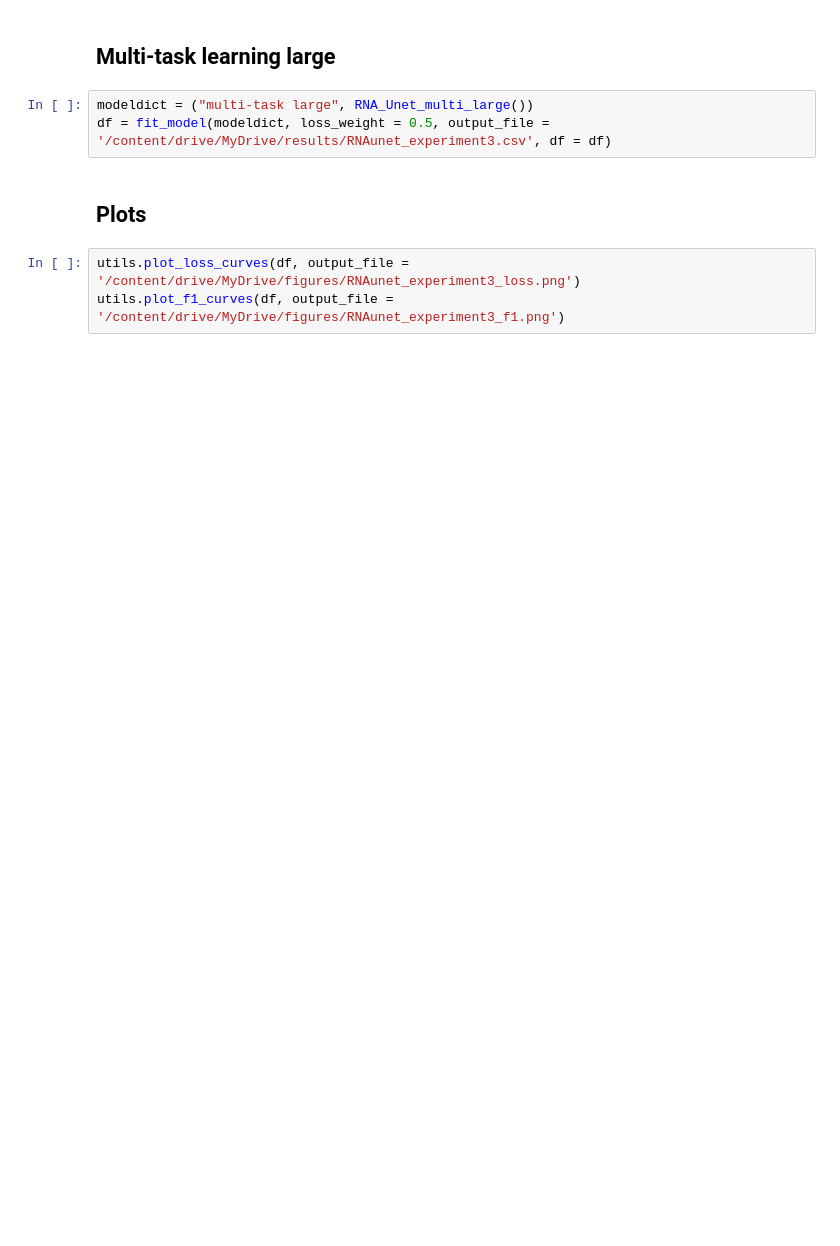
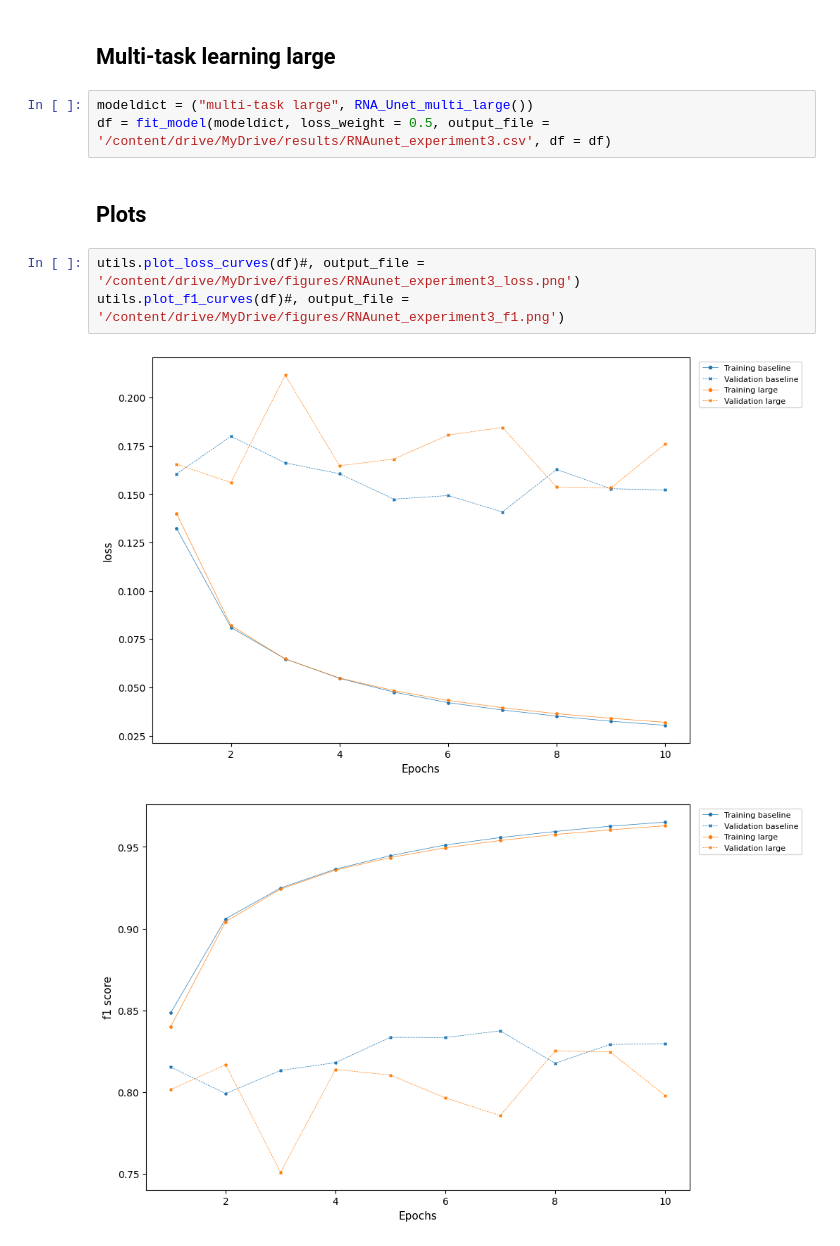
Before and after one commit to MEskerod/StructUnet, a Jupyter notebook: experiments/RNAUnet_experiment3.ipynb, the cells around one changed output. Cells and saved outputs as stored; diff of their text form; blank space fills up the shorter version.

```diff
--- a/experiments/RNAUnet_experiment3.ipynb
+++ b/experiments/RNAUnet_experiment3.ipynb
@@ -659,5 +668,8 @@ df = fit_model(modeldict, loss_weight = 0.5, output_file = '/content/drive/MyDri
 # %% [markdown]
 ## Plots
 # %%
-utils.plot_loss_curves(df, output_file = '/content/drive/MyDrive/figures/RNAunet_experiment3_loss.png')
-utils.plot_f1_curves(df, output_file = '/content/drive/MyDrive/figures/RNAunet_experiment3_f1.png')
+utils.plot_loss_curves(df)#, output_file = '/content/drive/MyDrive/figures/RNAunet_experiment3_loss.png')
+utils.plot_f1_curves(df)#, output_file = '/content/drive/MyDrive/figures/RNAunet_experiment3_f1.png')
+# %% [output]
+[figure, added]
+[figure, added]
```
Also changed, not shown: parts of 4 cells of this notebook.
